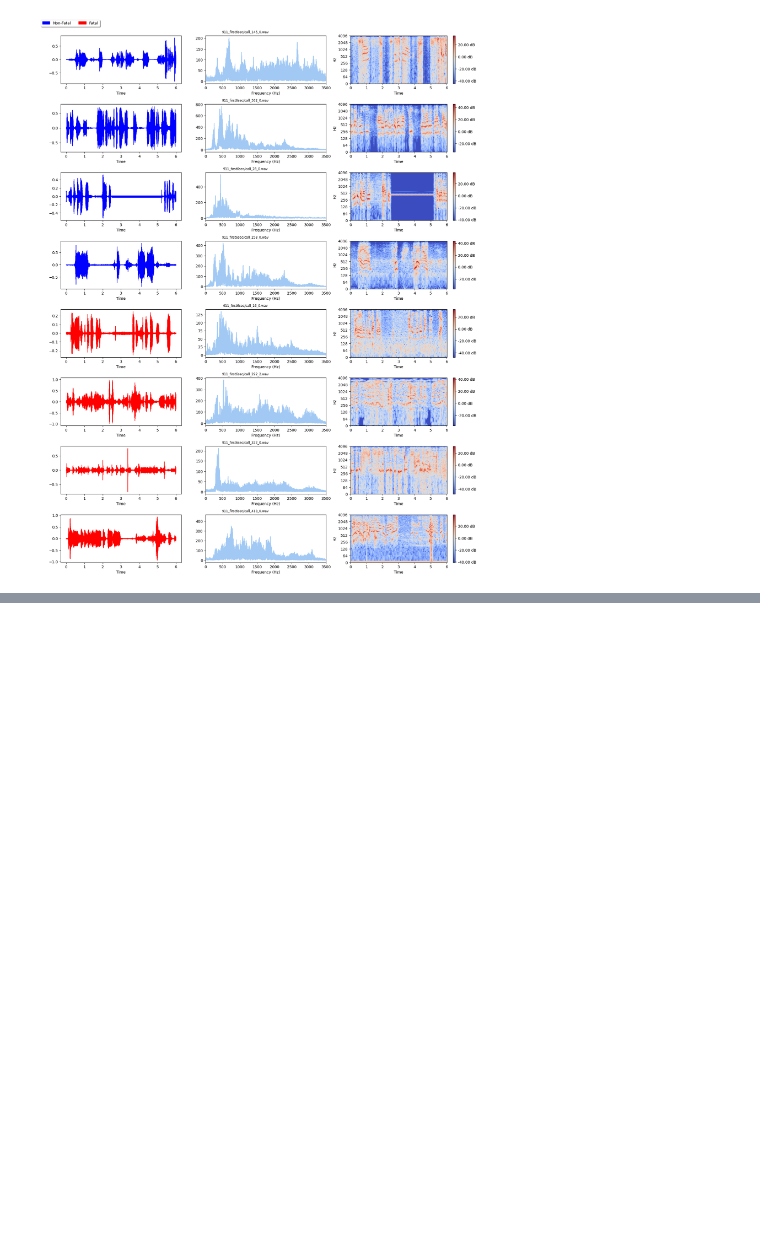
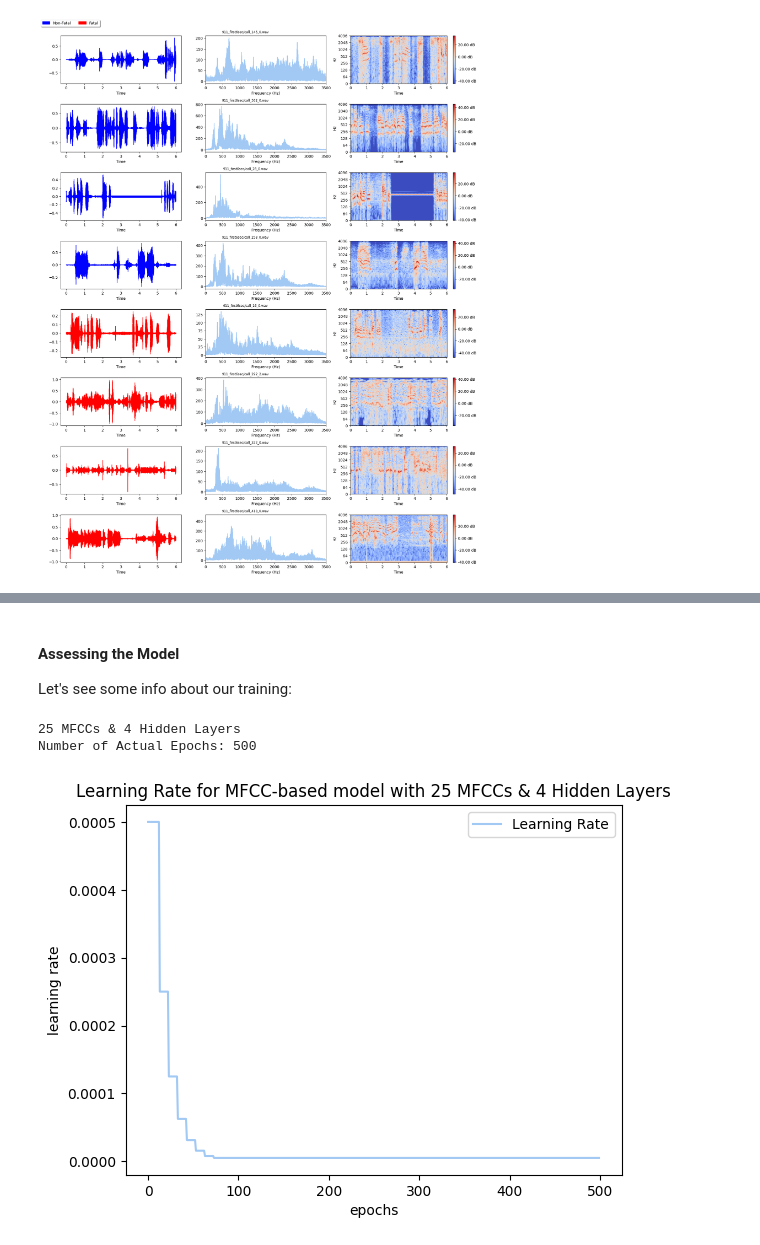
Before and after one commit to ramwtz/data-science-project, a Jupyter notebook: eda.ipynb, the cells around one changed output, grey strips where cells are left out. Cells and saved outputs as stored; diff of their text form; code cells hidden in the pictures; blank space fills up the shorter version.

Commit message:
added the model into our notebook

```diff
--- a/eda.ipynb
+++ b/eda.ipynb
@@ -700,0 +826,6 @@ Based on these findings, we will try to create a model that will discern between
+# %%
+features = np.array(features_classes['features'].tolist())
+classes = np.array(features_classes['resulted_in_deaths'])
+
+X_train_large_model, X_test_large_model, y_train_large_model, y_test_large_model = train_test_split(
+    features, classes ,test_size=0.25, shuffle=True, stratify=classes, random_state=0)
@@ -700,0 +834,10 @@ Based on these findings, we will try to create a model that will discern between
+# %%
+input_shape = (features.shape[1],)
+hidden_layers = 4
+unit_scalar = 3
+
+large_model = create_model(
+    input_shape=input_shape, hidden_layers=hidden_layers,
+    unit_scalar=unit_scalar)
+
+print(large_model.summary())
@@ -700,0 +866,13 @@ Based on these findings, we will try to create a model that will discern between
+# %%
+# define callbacks
+reduce_lr_callback = callbacks.ReduceLROnPlateau(
+    monitor='val_loss', factor=0.5, patience=10, min_lr=0.000005, verbose=1)
+epochs = 500
+
+large_fit  = large_model.fit(
+    X_train_large_model,
+    y_train_large_model,
+    epochs=epochs,
+    validation_data=(X_test_large_model, y_test_large_model),
+    callbacks=[reduce_lr_callback],
+    verbose=0)
@@ -700,0 +893,22 @@ Based on these findings, we will try to create a model that will discern between
+# %% [markdown]
+#### Assessing the Model
+
+Let's see some info about our training:
+# %%
+large_fit_history = pd.DataFrame(large_fit.history)
+model_architecture = f'{features.shape[1]} MFCCs & {hidden_layers} Hidden Layers'
+print(model_architecture)
+print(f'Number of Actual Epochs: {large_fit_history.shape[0]}')
+# %% [output]
+25 MFCCs & 4 Hidden Layers
+Number of Actual Epochs: 500
+# %%
+learning_rate_history = large_fit_history[['lr']]
+learning_rate_title = f'Learning Rate for MFCC-based model with {model_architecture}'
+learning_rate_history = learning_rate_history.rename(
+    columns={'lr': 'Learning Rate'})
+learning_rate_history.plot(
+    title=learning_rate_title, xlabel='epochs', ylabel='learning rate')
+plt.show()
+# %% [output]
+[figure, added]
```
Also changed, not shown: parts of 37 cells of this notebook, 1 other file.
